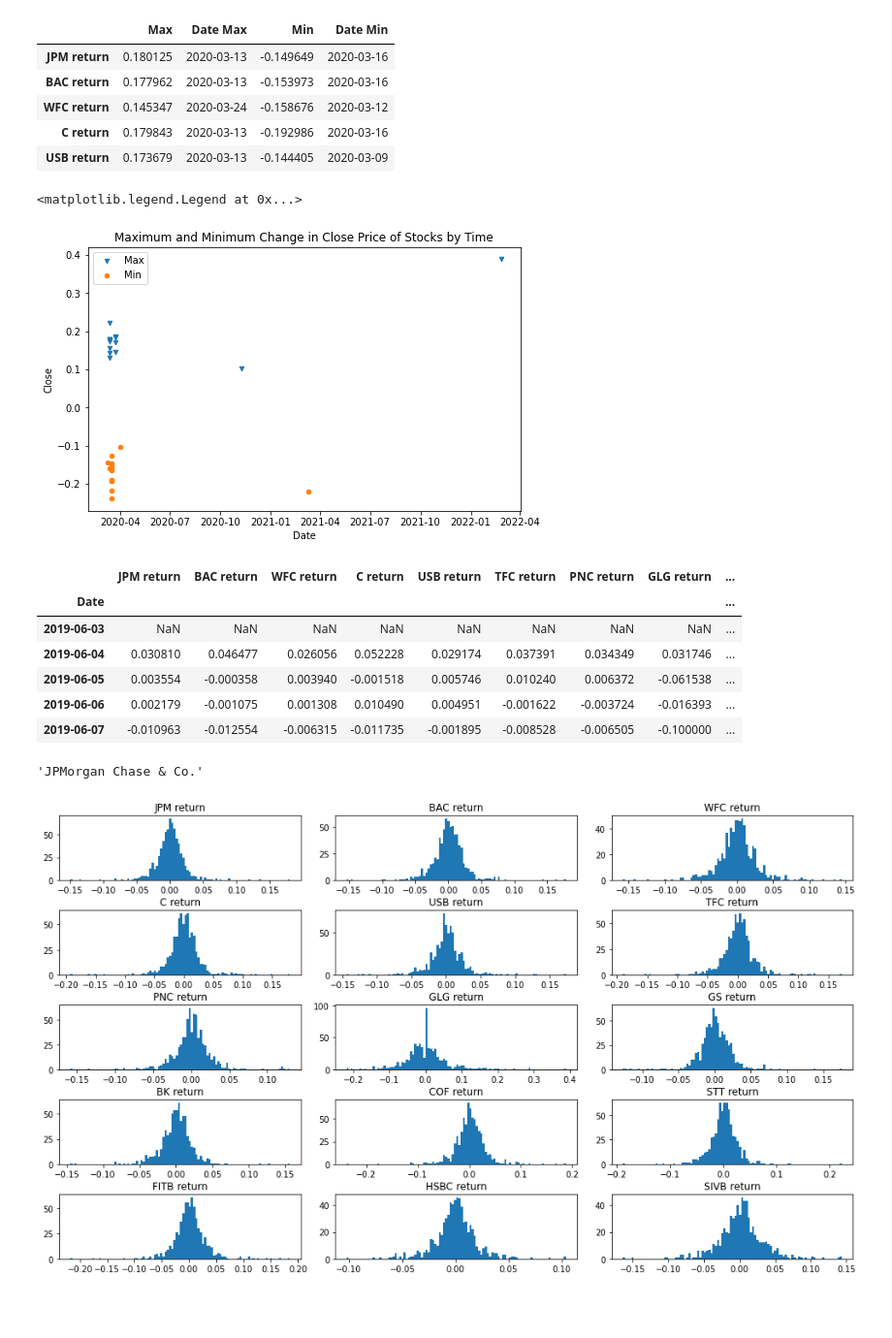
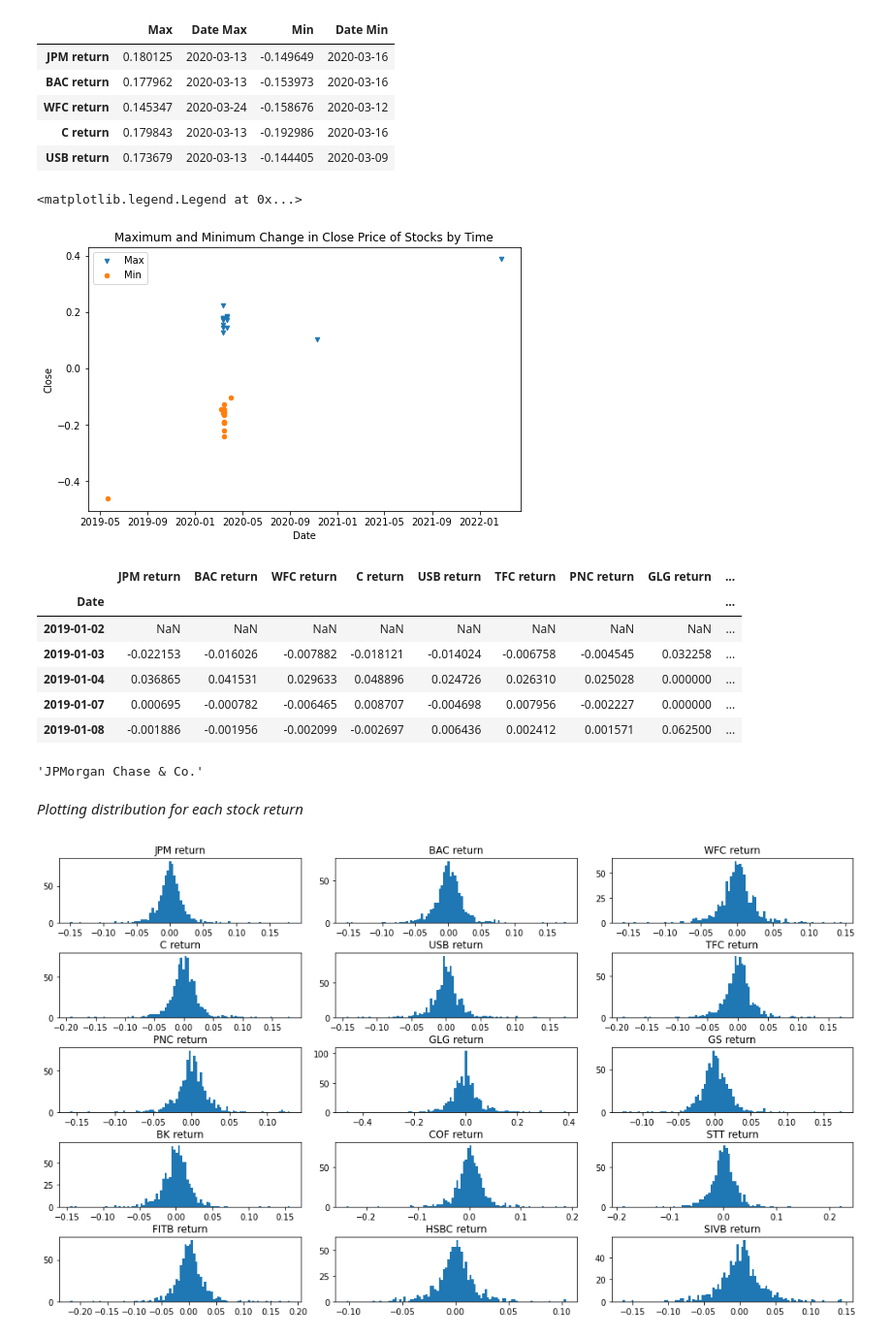
Before and after one commit to ahnngo/COVID-vs-Stock, a Jupyter notebook: COVID vs Top 15 US Banks.ipynb, the cells around one changed output. Shown at 97% size. Drawn from its saved outputs; the diff is of its cells as text; code cells hidden in the pictures; blank space fills up the shorter version.

```diff
--- a/COVID vs Top 15 US Banks.ipynb
+++ b/COVID vs Top 15 US Banks.ipynb
@@ -45,7 +47,7 @@ bank_data[0].style.hide_index()
 | 14 | HSBC | HSBC | $199.61 billion | 14.000000 |
 | 15 | Silicon Valley Bank | SIVB | $188.33 billion | nan |
 # %%
-start = datetime.datetime(2019, 6, 1)
+start = datetime.datetime(2019, 1, 1)
 end = datetime.datetime(2022, 3, 14)
 # %%
 df = data.DataReader(tickers,'yahoo', start, end)
@@ -136,6 +144,6 @@ returns = pd.DataFrame()
 # %%
-for tick in tickers:
-    returns[tick +' return'] = bank_stocks[tick]['Close'].pct_change()
+for ticker in tickers:
+    returns[ticker +' return'] = bank_stocks[ticker]['Close'].pct_change()
 # %%
 returns.head()
 # %% [output]
@@ -170,29 +178,31 @@ plt.title('Maximum and Minimum Change in Close Price of Stocks by Time')
 plt.legend()
 # %% [output]
 <matplotlib.legend.Legend at 0x...>
-[figure, old version]
+[figure, new version]
 # %%
 returns.head()
 # %% [output]
 |  | JPM return | BAC return | WFC return | C return | USB return | TFC return | PNC return | GLG return | ... |
 | Date |  |  |  |  |  |  |  |  | ... |
-| 2019-06-03 | NaN | NaN | NaN | NaN | NaN | NaN | NaN | NaN | ... |
-| 2019-06-04 | 0.030810 | 0.046477 | 0.026056 | 0.052228 | 0.029174 | 0.037391 | 0.034349 | 0.031746 | ... |
-| 2019-06-05 | 0.003554 | -0.000358 | 0.003940 | -0.001518 | 0.005746 | 0.010240 | 0.006372 | -0.061538 | ... |
-| 2019-06-06 | 0.002179 | -0.001075 | 0.001308 | 0.010490 | 0.004951 | -0.001622 | -0.003724 | -0.016393 | ... |
-| 2019-06-07 | -0.010963 | -0.012554 | -0.006315 | -0.011735 | -0.001895 | -0.008528 | -0.006505 | -0.100000 | ... |
+| 2019-01-02 | NaN | NaN | NaN | NaN | NaN | NaN | NaN | NaN | ... |
+| 2019-01-03 | -0.022153 | -0.016026 | -0.007882 | -0.018121 | -0.014024 | -0.006758 | -0.004545 | 0.032258 | ... |
+| 2019-01-04 | 0.036865 | 0.041531 | 0.029633 | 0.048896 | 0.024726 | 0.026310 | 0.025028 | 0.000000 | ... |
+| 2019-01-07 | 0.000695 | -0.000782 | -0.006465 | 0.008707 | -0.004698 | 0.007956 | -0.002227 | 0.000000 | ... |
+| 2019-01-08 | -0.001886 | -0.001956 | -0.002099 | -0.002697 | 0.006436 | 0.002412 | 0.001571 | 0.062500 | ... |
 # %%
 bank_data[0][bank_data[0]['Ticker'] == 'JPM']['Bank name'][0]
 # %% [output]
 'JPMorgan Chase & Co.'
+# %% [markdown]
+*Plotting distribution for each stock return*
 # %%
 fig,axes = plt.subplots(nrows = 5, ncols = 3, figsize=(14,8))
 plt.tight_layout(h_pad=1.5)
-for tick, ax in zip(tickers, axes.flatten()):
-    ax.hist(returns[tick +' return'], bins=100)
-    ax.set_title(tick +' return')
+for ticker, ax in zip(tickers, axes.flatten()):
+    ax.hist(returns[ticker +' return'], bins=100)
+    ax.set_title(ticker +' return')
 # %% [output]
-[figure, old version]
+[figure, new version]
 # %%
 bank_stocks.head()
 # %% [output]
```
Also changed, not shown: parts of 29 cells of this notebook.
